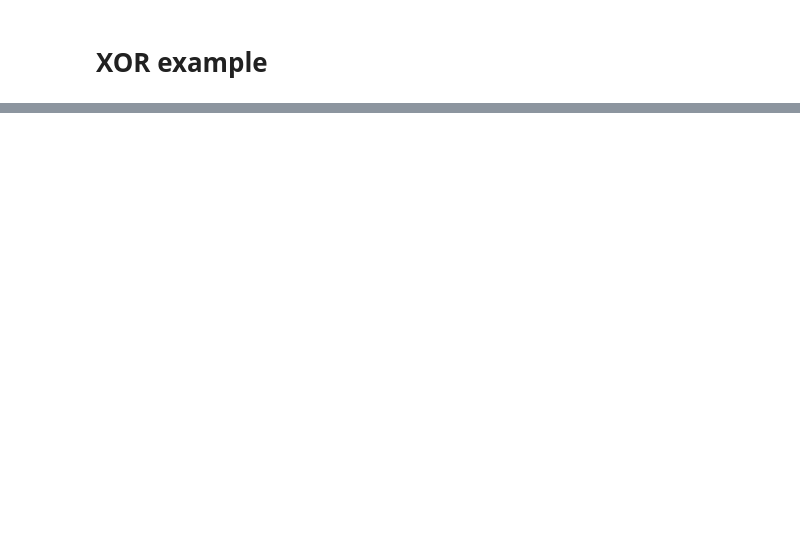
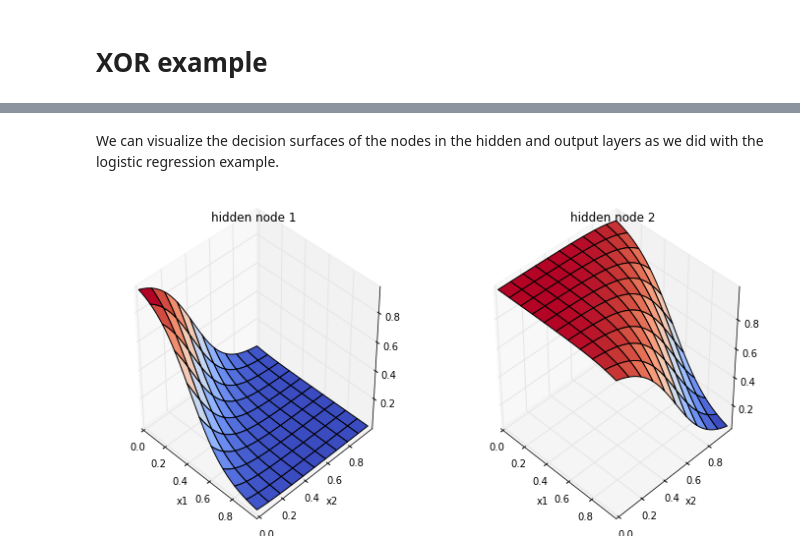
Before and after one commit to jjberry/bitshift_talk, a Jupyter notebook: xor-example.ipynb, the cells around one changed output, grey strips where cells are left out. Saved outputs shown, nothing was run; the diff lists cells and outputs as text; code cells hidden in the pictures; blank space fills up the shorter version.

```diff
--- a/xor-example.ipynb
+++ b/xor-example.ipynb
@@ -47,0 +115,34 @@ class XOR(DenseDesignMatrix):
+# %% [markdown]
+We can visualize the decision surfaces of the nodes in the hidden and output layers as we did with the logistic regression example.
+# %%
+# create the inputs for the plot
+x = np.arange(0,1,0.01)
+y = np.arange(0,1,0.01)
+X, Y = np.meshgrid(x,y)
+X = X.astype(np.float32)
+Y = Y.astype(np.float32)
+inputs = np.concatenate([X.reshape((10000,1)), Y.reshape((10000,1))], axis=1)
+
+# run inputs through each node of hidden layer
+hid = nn.layers[0]
+hidden = hid.fprop(theano.shared(inputs, name='inputs')).eval()
+Zh0 = hidden[:,0].reshape((100,100))
+Zh1 = hidden[:,1].reshape((100,100))
+
+# plot the surfaces for each node of the hidden layer
+fig = plt.figure(figsize=(12,6))
+ax1 = fig.add_subplot(1,2,1, projection='3d')
+surf1 = ax1.plot_surface(X,Y,Zh0, cmap=cm.coolwarm)
+ax1.set_title('hidden node 1')
+ax1.set_xlabel('x1')
+ax1.set_ylabel('x2')
+ax1.view_init(40, -45)
+ax2 = fig.add_subplot(1,2,2, projection='3d')
+surf2 = ax2.plot_surface(X,Y,Zh1, cmap=cm.coolwarm)
+ax2.set_title('hidden node 2')
+ax2.set_xlabel('x1')
+ax2.set_ylabel('x2')
+ax2.view_init(40, -45)
+plt.show()
+# %% [output]
+[figure, added]
```
Also changed, not shown: parts of 17 cells of this notebook, 2 other files.
